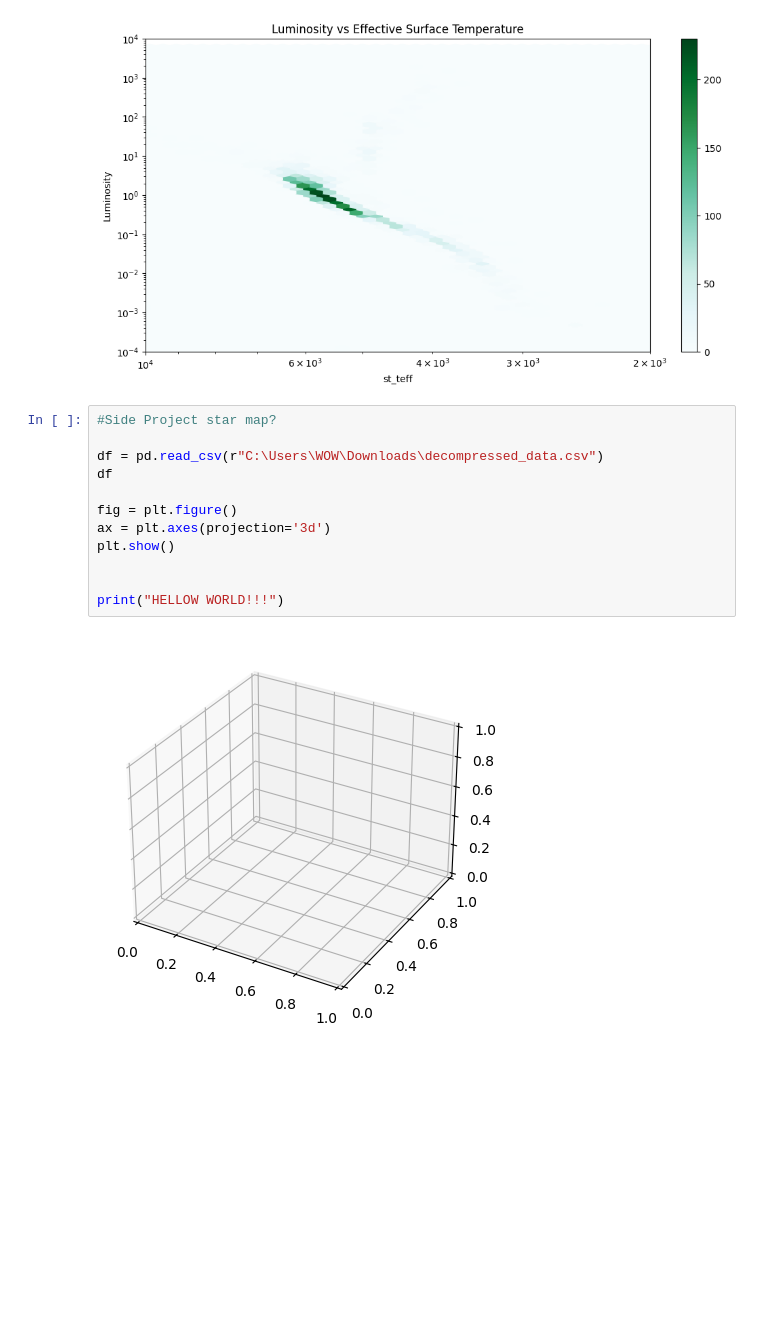
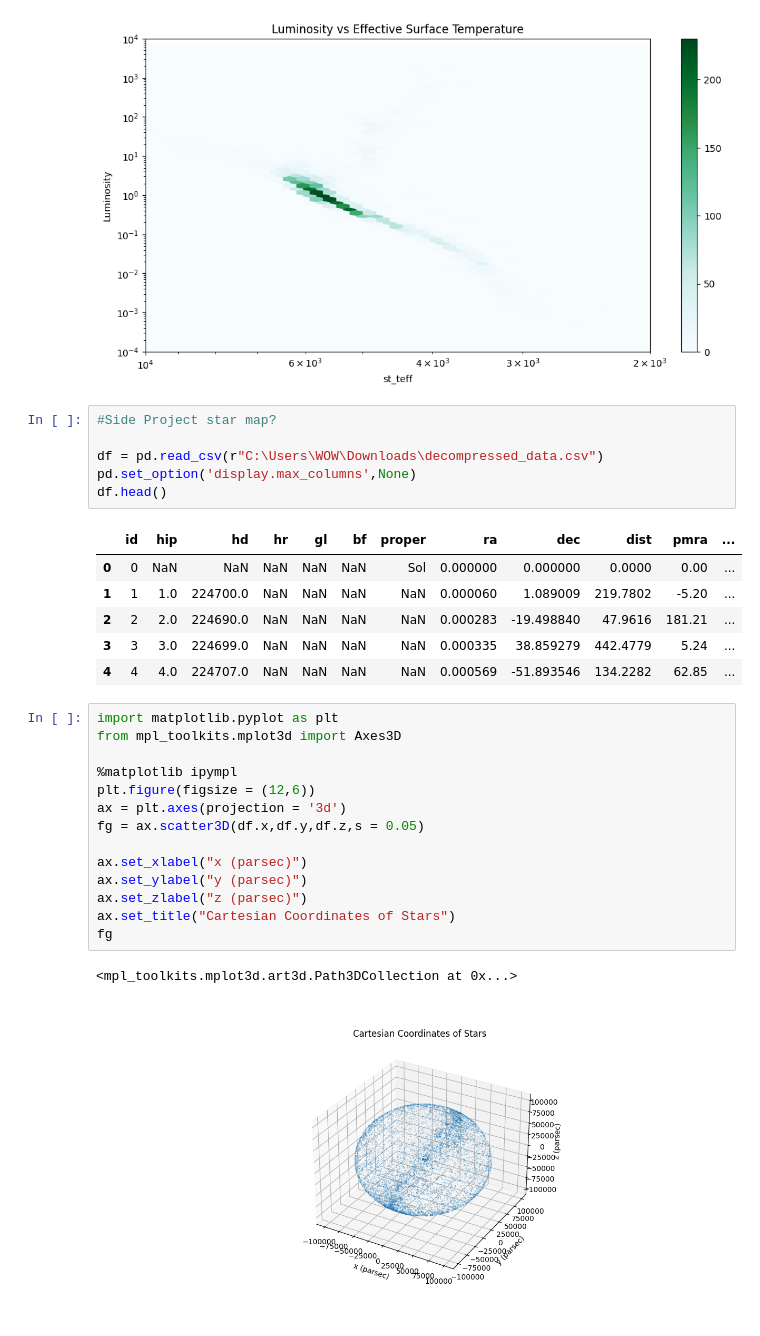
Before and after one commit to AndrewL098/Personal-Projects, a Jupyter notebook: FInal Project 1.ipynb, the cells around one changed output. Saved outputs shown, nothing was run; the diff lists cells and outputs as text; blank space fills up the shorter version.

Commit message:
added 3D graph

```diff
--- a/FInal Project 1.ipynb
+++ b/FInal Project 1.ipynb
@@ -222,13 +222,29 @@ ax.invert_xaxis()
 #Side Project star map?
 
 df = pd.read_csv(r"C:\Users\WOW\Downloads\decompressed_data.csv")
-df
-
-fig = plt.figure()
-ax = plt.axes(projection='3d')
-plt.show()
-
-
-print("HELLOW WORLD!!!")
+pd.set_option('display.max_columns',None)
+df.head()
 # %% [output]
-[figure, removed]
+|  | id | hip | hd | hr | gl | bf | proper | ra | dec | dist | pmra | ... |
+| 0 | 0 | NaN | NaN | NaN | NaN | NaN | Sol | 0.000000 | 0.000000 | 0.0000 | 0.00 | ... |
+| 1 | 1 | 1.0 | 224700.0 | NaN | NaN | NaN | NaN | 0.000060 | 1.089009 | 219.7802 | -5.20 | ... |
+| 2 | 2 | 2.0 | 224690.0 | NaN | NaN | NaN | NaN | 0.000283 | -19.498840 | 47.9616 | 181.21 | ... |
+| 3 | 3 | 3.0 | 224699.0 | NaN | NaN | NaN | NaN | 0.000335 | 38.859279 | 442.4779 | 5.24 | ... |
+| 4 | 4 | 4.0 | 224707.0 | NaN | NaN | NaN | NaN | 0.000569 | -51.893546 | 134.2282 | 62.85 | ... |
+# %%
+import matplotlib.pyplot as plt
+from mpl_toolkits.mplot3d import Axes3D
+
+%matplotlib ipympl
+plt.figure(figsize = (12,6))
+ax = plt.axes(projection = '3d')
+fg = ax.scatter3D(df.x,df.y,df.z,s = 0.05)
+
+ax.set_xlabel("x (parsec)")
+ax.set_ylabel("y (parsec)")
+ax.set_zlabel("z (parsec)")
+ax.set_title("Cartesian Coordinates of Stars")
+fg
+# %% [output]
+<mpl_toolkits.mplot3d.art3d.Path3DCollection at 0x...>
+[figure, added]
```
